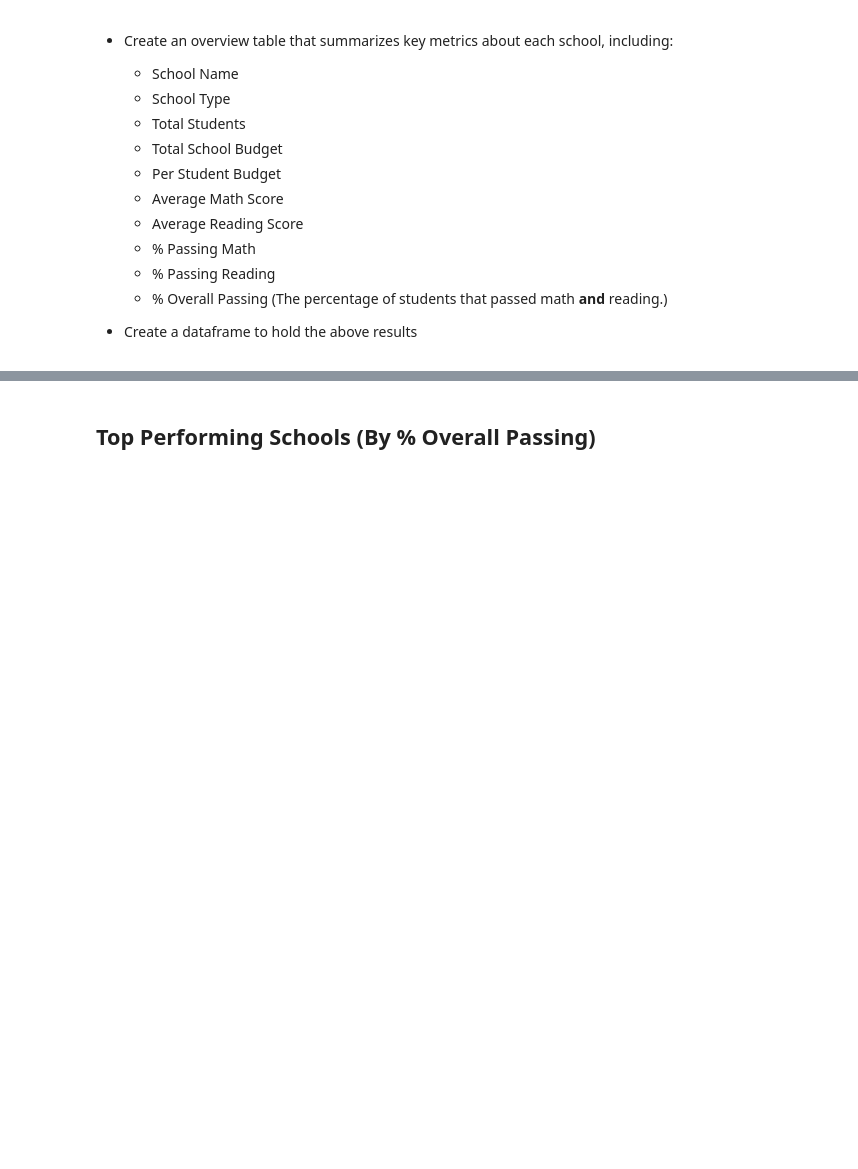
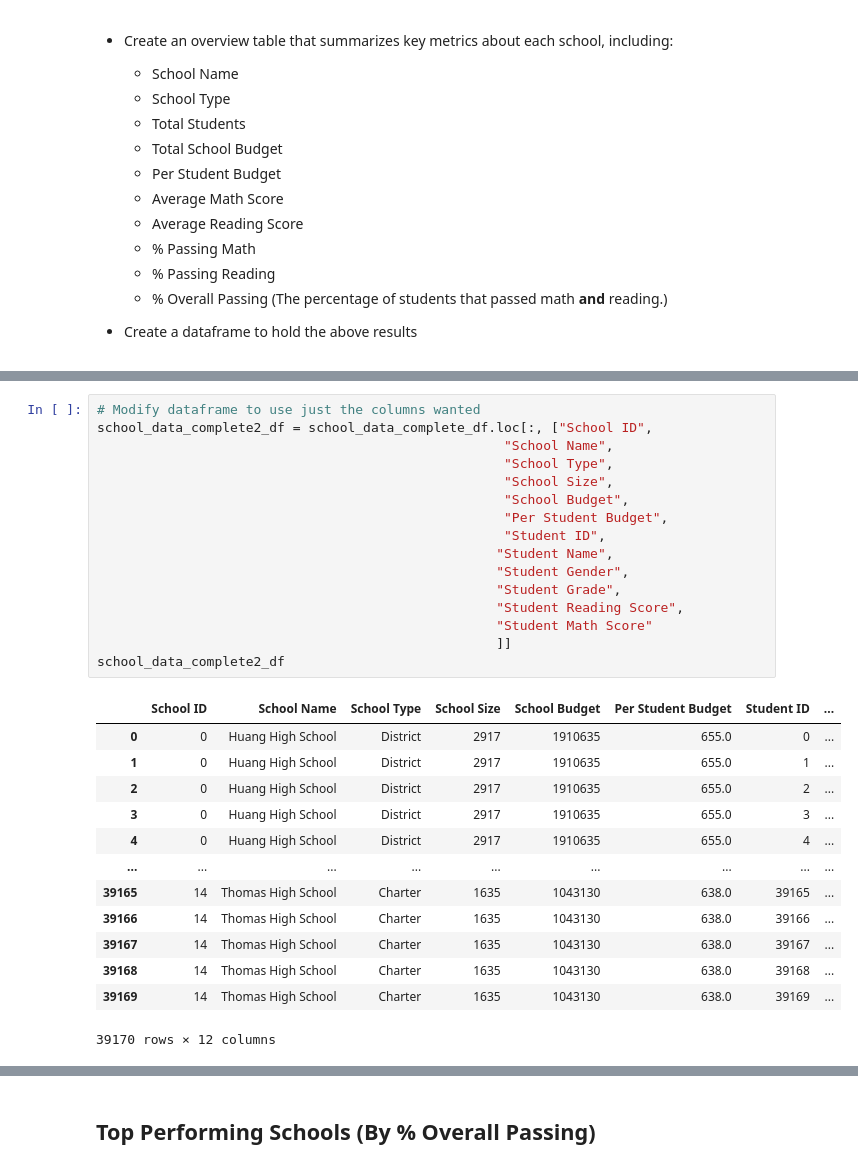
Before and after one commit to klharp/Pandas-PyCitySchools, a Jupyter notebook: PyCitySchools/PyCitySchools.ipynb, the cells around one changed output, grey strips where cells are left out. Cells and saved outputs as stored; diff of their text form; blank space fills up the shorter version.

```diff
--- a/PyCitySchools/PyCitySchools.ipynb
+++ b/PyCitySchools/PyCitySchools.ipynb
@@ -191,0 +220,30 @@ district_summary_df
+# %%
+# Modify dataframe to use just the columns wanted
+school_data_complete2_df = school_data_complete_df.loc[:, ["School ID",
+                                                    "School Name",
+                                                    "School Type",
+                                                    "School Size",
+                                                    "School Budget",
+                                                    "Per Student Budget",
+                                                    "Student ID",
+                                                   "Student Name",
+                                                   "Student Gender",
+                                                   "Student Grade",
+                                                   "Student Reading Score",
+                                                   "Student Math Score"
+                                                   ]]
+school_data_complete2_df
+# %% [output]
+|  | School ID | School Name | School Type | School Size | School Budget | Per Student Budget | Student ID | ... |
+| 0 | 0 | Huang High School | District | 2917 | 1910635 | 655.0 | 0 | ... |
+| 1 | 0 | Huang High School | District | 2917 | 1910635 | 655.0 | 1 | ... |
+| 2 | 0 | Huang High School | District | 2917 | 1910635 | 655.0 | 2 | ... |
+| 3 | 0 | Huang High School | District | 2917 | 1910635 | 655.0 | 3 | ... |
+| 4 | 0 | Huang High School | District | 2917 | 1910635 | 655.0 | 4 | ... |
+| ... | ... | ... | ... | ... | ... | ... | ... | ... |
+| 39165 | 14 | Thomas High School | Charter | 1635 | 1043130 | 638.0 | 39165 | ... |
+| 39166 | 14 | Thomas High School | Charter | 1635 | 1043130 | 638.0 | 39166 | ... |
+| 39167 | 14 | Thomas High School | Charter | 1635 | 1043130 | 638.0 | 39167 | ... |
+| 39168 | 14 | Thomas High School | Charter | 1635 | 1043130 | 638.0 | 39168 | ... |
+| 39169 | 14 | Thomas High School | Charter | 1635 | 1043130 | 638.0 | 39169 | ... |
+39170 rows × 12 columns
```
Also changed, not shown: parts of 7 cells of this notebook.
